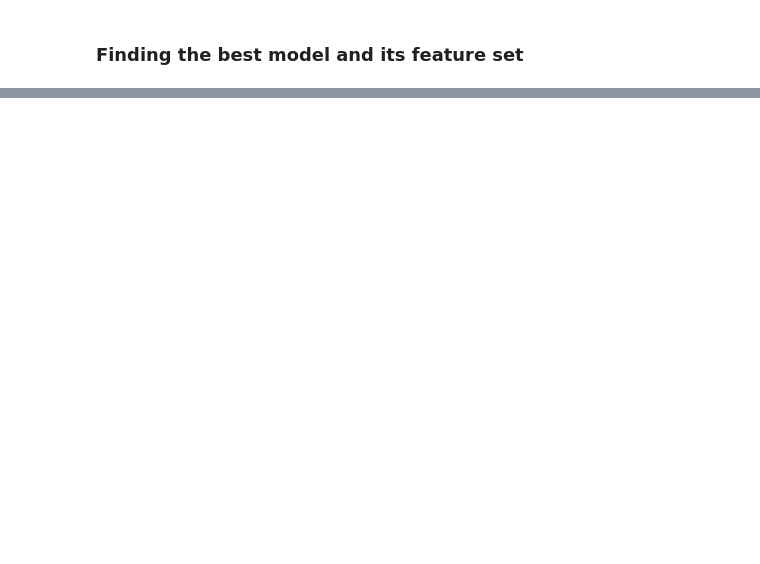
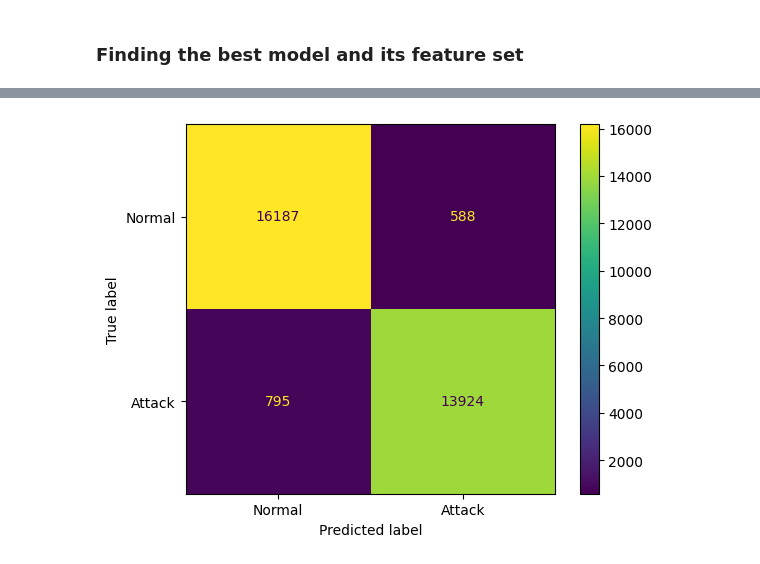
Before and after one commit to KhalidAFarah/StatisticalLearning, a Jupyter notebook: Report/Determining_Features/Determining_Features.ipynb, the cells around one changed output, grey strips where cells are left out. Cells and saved outputs as stored; diff of their text form; code cells hidden in the pictures; blank space fills up the shorter version.

```diff
--- a/Report/Determining_Features/Determining_Features.ipynb
+++ b/Report/Determining_Features/Determining_Features.ipynb
@@ -135,0 +131,11 @@ def kfcv(dataset, feature_set, attack_classes, model, k):
+# %%
+# Dropping the features:
+# num_compromised,
+# srv_serror_rate, dst_host_serror_rate, dst_host_srv_serror_rate, flag_S0,
+# srv_rerror_rate, dst_host_rerror_rate, and dst_host_srv_rerror_rate
+print("pre:", new_dataset.shape)
+features_droppping = ['num_compromised',
+                      'srv_serror_rate', 'dst_host_serror_rate', 'dst_host_srv_serror_rate', 'flag_S0',
+                      'srv_rerror_rate', 'dst_host_rerror_rate', 'dst_host_srv_rerror_rate']
+new_dataset = new_dataset.drop(features_droppping, axis=1).astype('float64')
+print("post:", new_dataset.shape)
@@ -135,0 +194,19 @@ def kfcv(dataset, feature_set, attack_classes, model, k):
+# %%
+def best_logistical_model_with_the_feature_set_2(dataset, attack_classes, feature_set):
+    kfold = KFold(n_splits=10)
+    models = []
+    scores = []
+
+    for train, test in kfold.split(dataset):
+        logistical_regression = LogisticRegression(max_iter=2000)
+        logistical_regression.fit(dataset.iloc[train][list(feature_set)], attack_classes.iloc[train])
+
+        scores.append(cross_val_score(logistical_regression, dataset.iloc[test][list(feature_set)], attack_classes.iloc[test], scoring='accuracy'))
+        models.append(logistical_regression)
+
+    highest = 0
+    for index, score in enumerate(scores):
+        if np.mean(scores[highest]) < np.mean(score):
+            highest = index
+
+    return {'model': models[highest], 'accuracy': np.mean(scores[highest]), 'std': np.std(scores[highest]),'var':np.var(scores[highest]), 'feature_set': list(feature_set)}
@@ -206,0 +522,6 @@ TypeError: reduction operation 'argmin' not allowed for this dtype
+# %%
+display = ConfusionMatrixDisplay(confusion_matrix=matrix, display_labels=['Normal', "Attack"])
+display.plot()
+plt.show()
+# %% [output]
+[figure, added]
```
Also changed, not shown: parts of 26 cells of this notebook, 11 other files.
